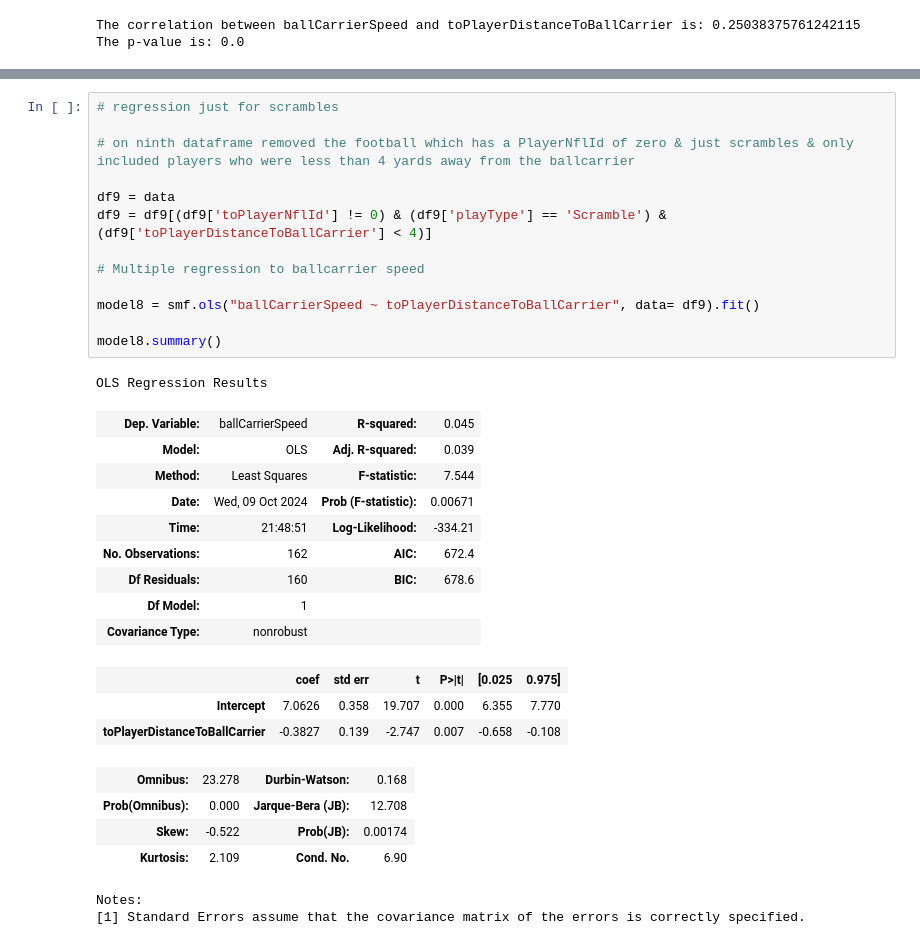
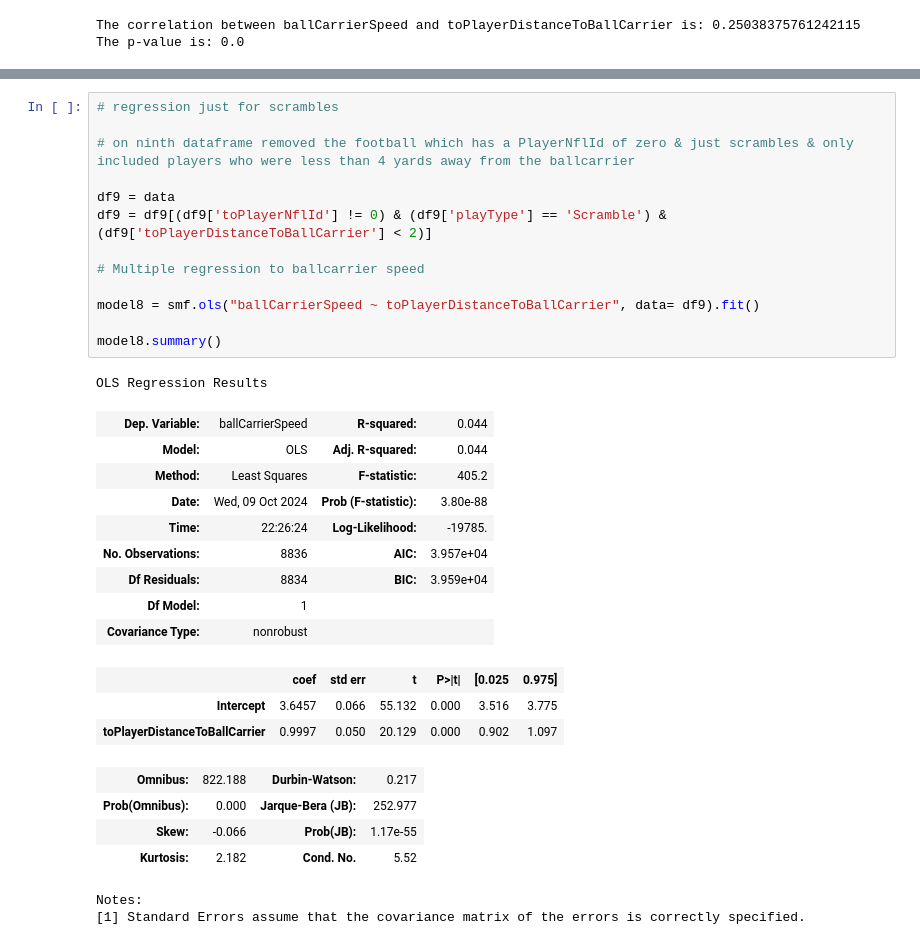
Before and after one commit to danoff/lending-a-hand-in-bringing-ballcarriers-down, a Jupyter notebook: Run_regressions.ipynb, the cells around one changed output, grey strips where cells are left out. Drawn from its saved outputs; the diff is of its cells as text.

Commit message:
Changed the play type regressions to only use one variable and be under 2 yards

```diff
--- a/Run_regressions.ipynb
+++ b/Run_regressions.ipynb
@@ -498,34 +500,34 @@ Notes:
 # %%
 # regression just for scrambles
 
 # on ninth dataframe removed the football which has a PlayerNflId of zero & just scrambles & only included players who were less than 4 yards away from the ballcarrier
 
 df9 = data
-df9 = df9[(df9['toPlayerNflId'] != 0) & (df9['playType'] == 'Scramble') & (df9['toPlayerDistanceToBallCarrier'] < 4)]
+df9 = df9[(df9['toPlayerNflId'] != 0) & (df9['playType'] == 'Scramble') & (df9['toPlayerDistanceToBallCarrier'] < 2)]
 
 # Multiple regression to ballcarrier speed
 
 model8 = smf.ols("ballCarrierSpeed ~ toPlayerDistanceToBallCarrier", data= df9).fit()
 
 model8.summary()
 # %% [output]
 OLS Regression Results
-| Dep. Variable: | ballCarrierSpeed | R-squared: | 0.045 |
-| Model: | OLS | Adj. R-squared: | 0.039 |
-| Method: | Least Squares | F-statistic: | 7.544 |
-| Date: | Wed, 09 Oct 2024 | Prob (F-statistic): | 0.00671 |
-| Time: | 21:48:51 | Log-Likelihood: | -334.21 |
-| No. Observations: | 162 | AIC: | 672.4 |
-| Df Residuals: | 160 | BIC: | 678.6 |
+| Dep. Variable: | ballCarrierSpeed | R-squared: | 0.044 |
+| Model: | OLS | Adj. R-squared: | 0.044 |
+| Method: | Least Squares | F-statistic: | 405.2 |
+| Date: | Wed, 09 Oct 2024 | Prob (F-statistic): | 3.80e-88 |
+| Time: | 22:26:24 | Log-Likelihood: | -19785. |
+| No. Observations: | 8836 | AIC: | 3.957e+04 |
+| Df Residuals: | 8834 | BIC: | 3.959e+04 |
 | Df Model: | 1 |  |  |
 | Covariance Type: | nonrobust |  |  |
 |  | coef | std err | t | P>|t| | [0.025 | 0.975] |
-| Intercept | 7.0626 | 0.358 | 19.707 | 0.000 | 6.355 | 7.770 |
-| toPlayerDistanceToBallCarrier | -0.3827 | 0.139 | -2.747 | 0.007 | -0.658 | -0.108 |
+| Intercept | 3.6457 | 0.066 | 55.132 | 0.000 | 3.516 | 3.775 |
+| toPlayerDistanceToBallCarrier | 0.9997 | 0.050 | 20.129 | 0.000 | 0.902 | 1.097 |
-| Omnibus: | 23.278 | Durbin-Watson: | 0.168 |
-| Prob(Omnibus): | 0.000 | Jarque-Bera (JB): | 12.708 |
-| Skew: | -0.522 | Prob(JB): | 0.00174 |
-| Kurtosis: | 2.109 | Cond. No. | 6.90 |
+| Omnibus: | 822.188 | Durbin-Watson: | 0.217 |
+| Prob(Omnibus): | 0.000 | Jarque-Bera (JB): | 252.977 |
+| Skew: | -0.066 | Prob(JB): | 1.17e-55 |
+| Kurtosis: | 2.182 | Cond. No. | 5.52 |
 Notes:
 [1] Standard Errors assume that the covariance matrix of the errors is correctly specified.
 # %%
```
Also changed, not shown: parts of 13 cells of this notebook.
